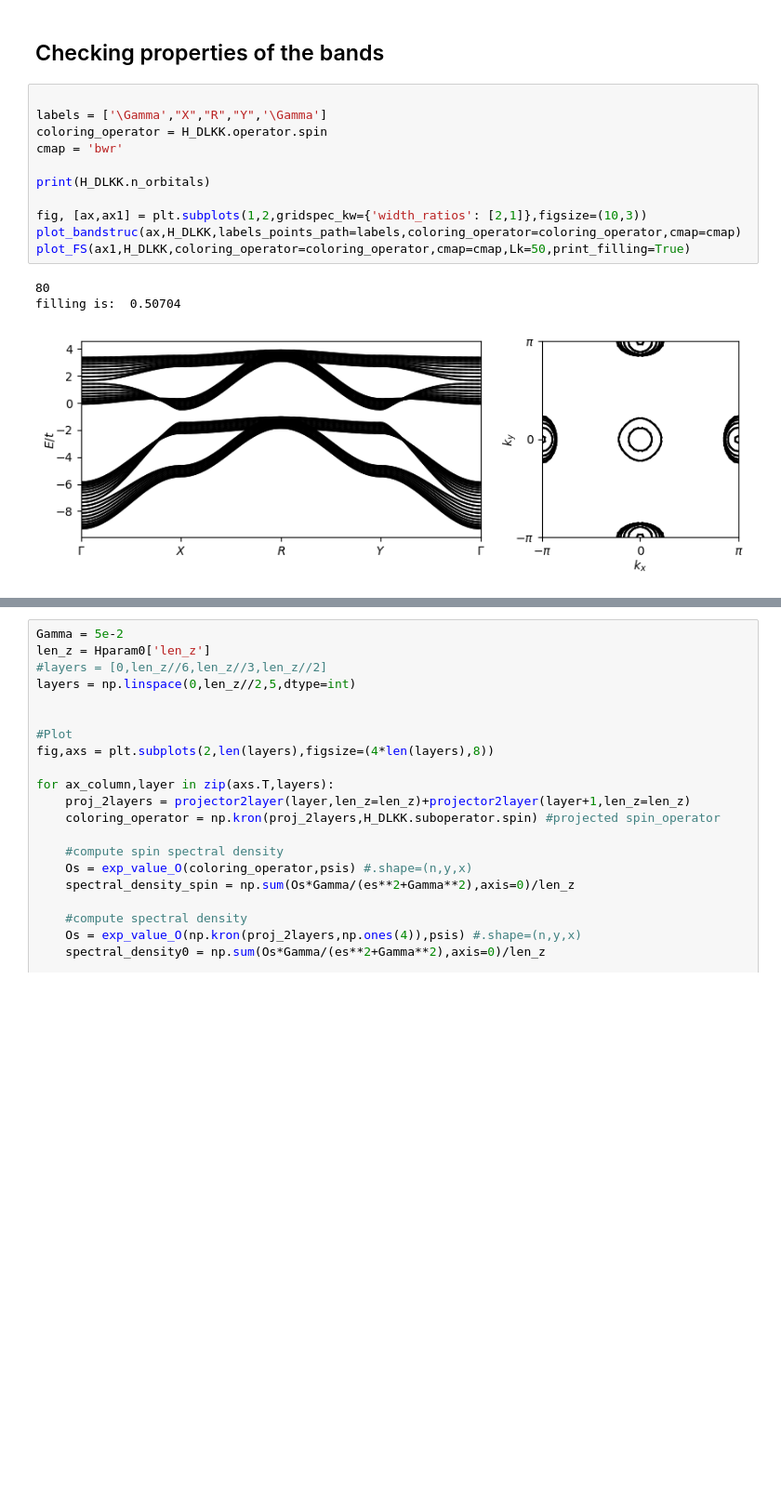
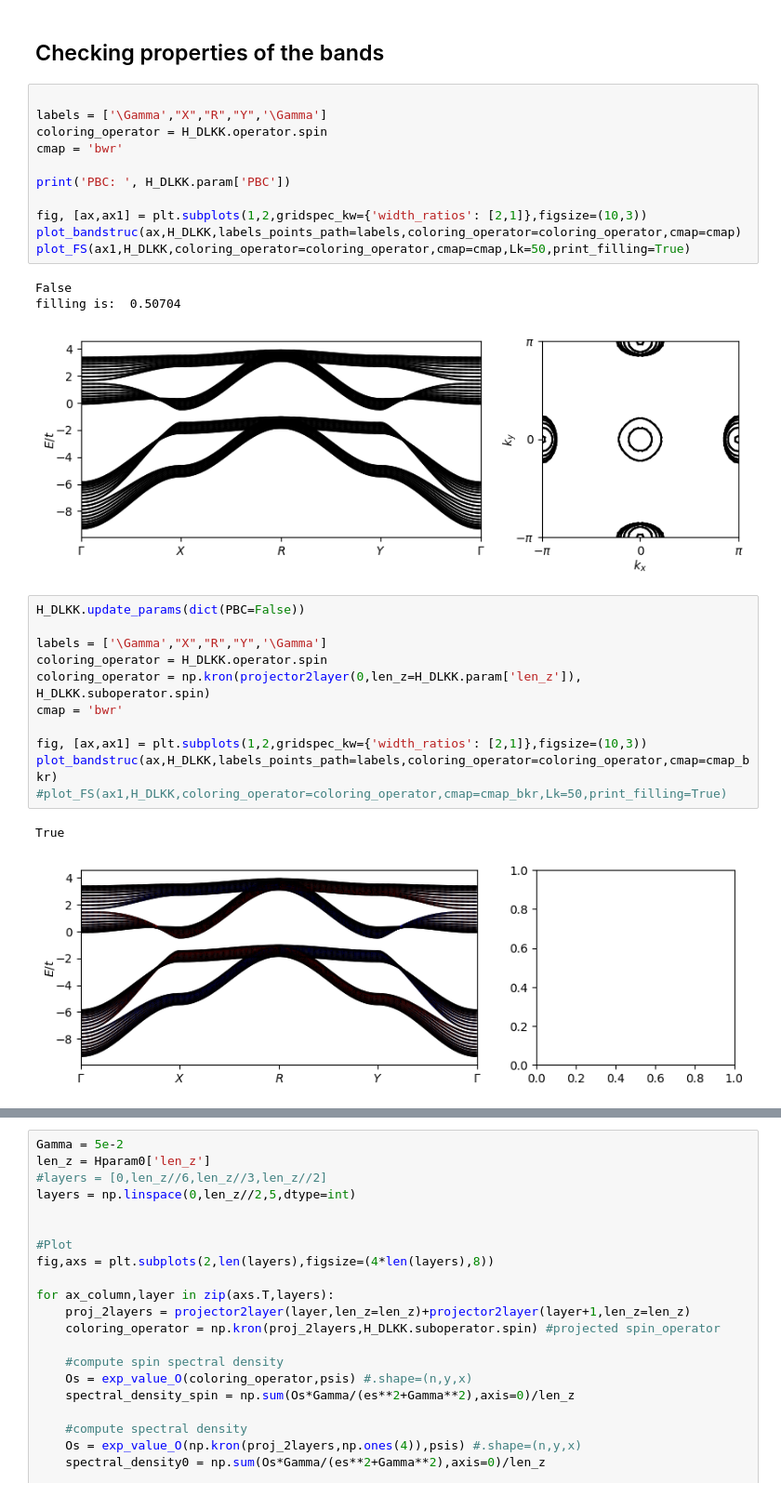
Before and after one commit to dpreuo/alter_surf, a Jupyter notebook: MF_surface_DLKK.ipynb, the cells around one changed output, grey strips where cells are left out. Shown at 93% size. Drawn from its saved outputs; the diff is of its cells as text; blank space fills up the shorter version.

```diff
--- a/MF_surface_DLKK.ipynb
+++ b/MF_surface_DLKK.ipynb
@@ -156,12 +158,26 @@ labels = ['\Gamma',"X","R","Y",'\Gamma']
 coloring_operator = H_DLKK.operator.spin
 cmap = 'bwr'
 
-print(H_DLKK.n_orbitals)
+print('PBC: ', H_DLKK.param['PBC'])
 
 fig, [ax,ax1] = plt.subplots(1,2,gridspec_kw={'width_ratios': [2,1]},figsize=(10,3))
 plot_bandstruc(ax,H_DLKK,labels_points_path=labels,coloring_operator=coloring_operator,cmap=cmap)
 plot_FS(ax1,H_DLKK,coloring_operator=coloring_operator,cmap=cmap,Lk=50,print_filling=True)
 # %% [output]
-80
+False
 filling is:  0.50704
 [figure]
+# %%
+H_DLKK.update_params(dict(PBC=False))
+
+labels = ['\Gamma',"X","R","Y",'\Gamma']
+coloring_operator = H_DLKK.operator.spin
+coloring_operator = np.kron(projector2layer(0,len_z=H_DLKK.param['len_z']), H_DLKK.suboperator.spin)
+cmap = 'bwr'
+
+fig, [ax,ax1] = plt.subplots(1,2,gridspec_kw={'width_ratios': [2,1]},figsize=(10,3))
+plot_bandstruc(ax,H_DLKK,labels_points_path=labels,coloring_operator=coloring_operator,cmap=cmap_bkr)
+#plot_FS(ax1,H_DLKK,coloring_operator=coloring_operator,cmap=cmap_bkr,Lk=50,print_filling=True)
+# %% [output]
+True
+[figure, added]
```
Also changed, not shown: parts of 9 cells of this notebook, 8 other files.
